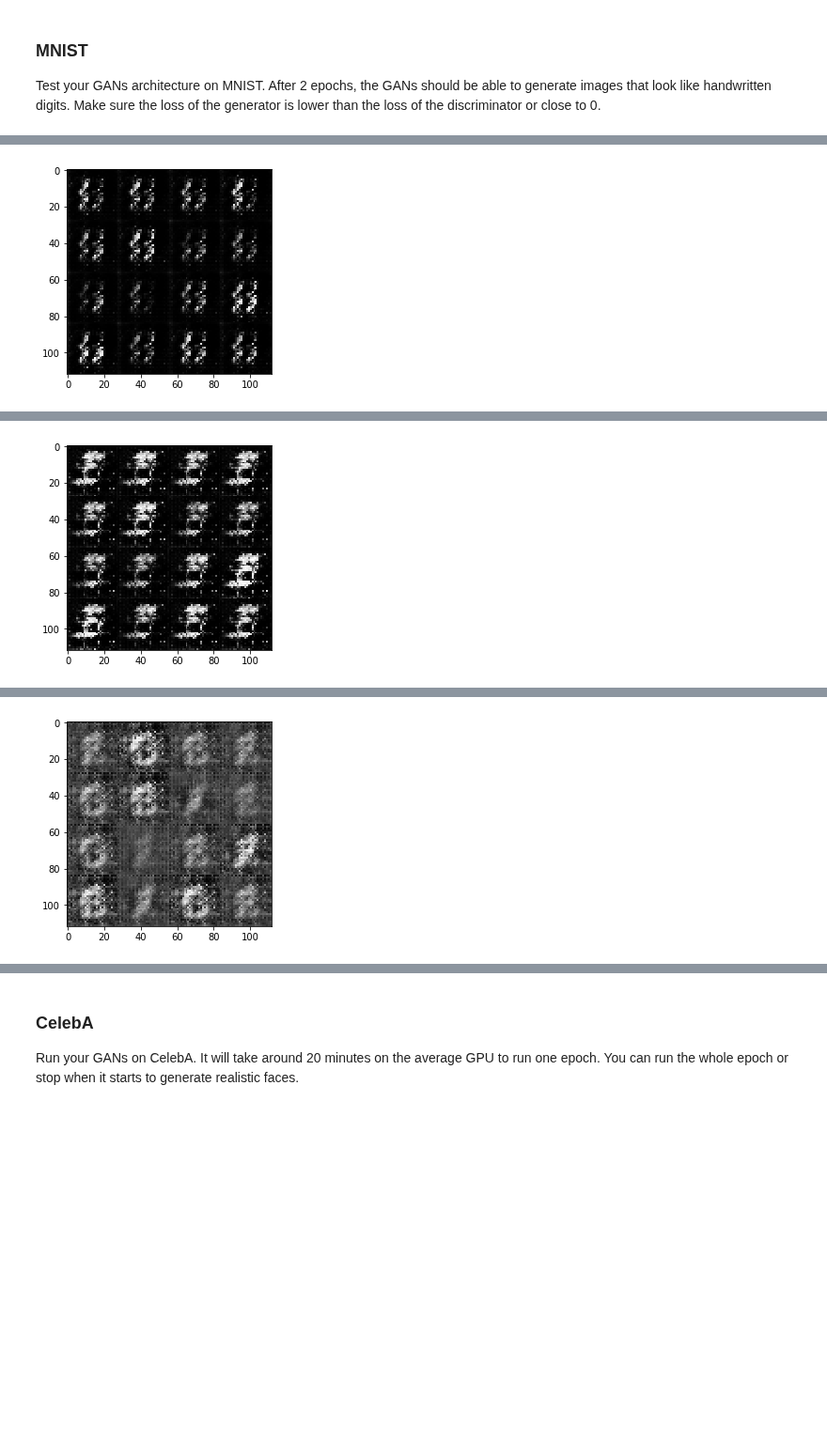
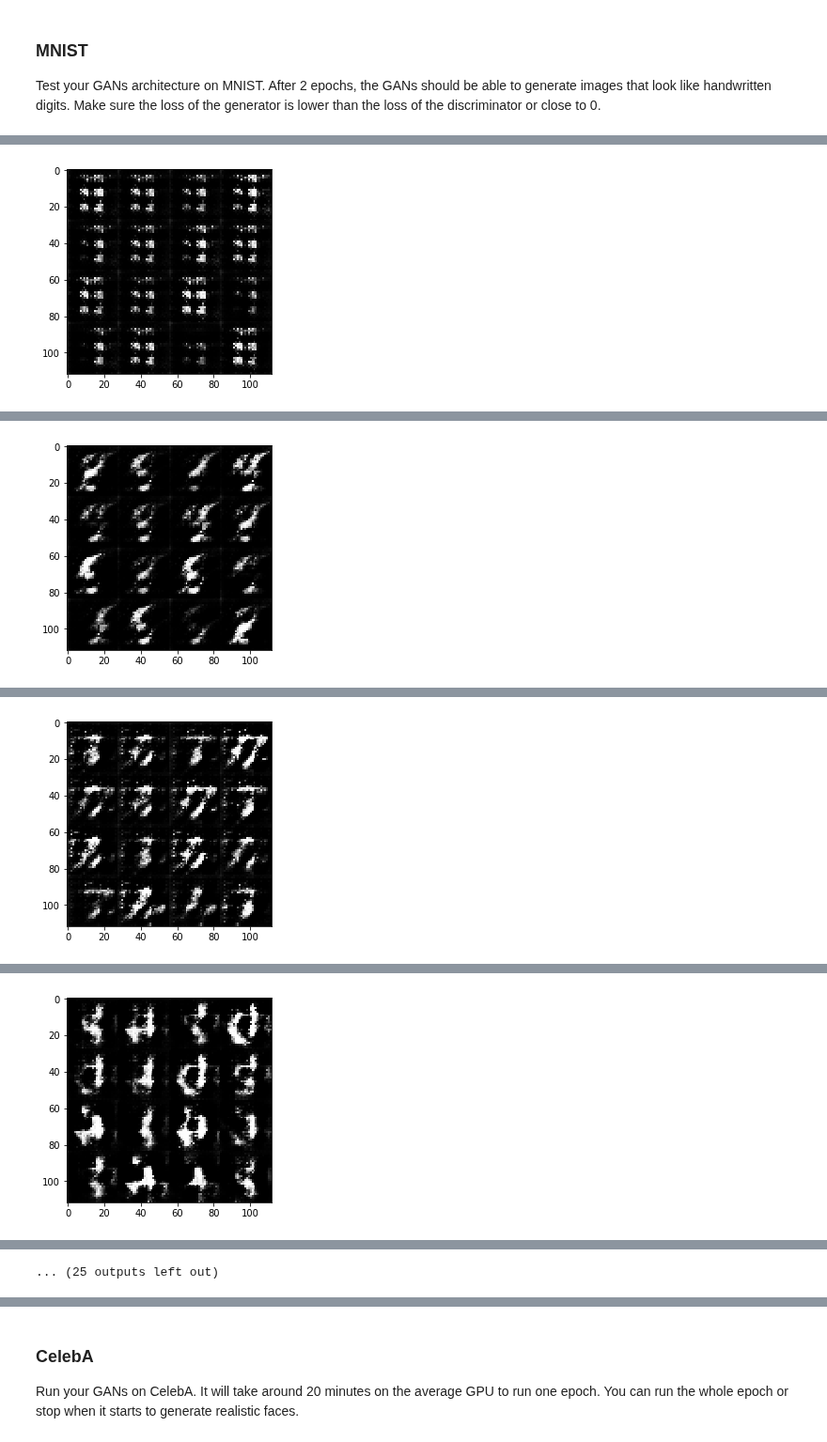
Before and after one commit to mark5udacity/deep-learning, a Jupyter notebook: face_generation/dlnd_face_generation.ipynb, the cells around one changed output, grey strips where cells are left out. Shown at 94% size. Saved outputs shown, nothing was run; the diff lists cells and outputs as text; code cells hidden in the pictures; blank space fills up the shorter version.

Commit message:
[DeepFaces] Yes!  Follow forum suggestiont to double batch_input size so that tanh function may easily align.  ANd reduce batch size to 64.
WE HAVE NMIST NUMBERS!

```diff
--- a/face_generation/dlnd_face_generation.ipynb
+++ b/face_generation/dlnd_face_generation.ipynb
@@ -406,7 +406,7 @@ def train(epoch_count, batch_size, z_dim, learning_rate, beta1,
 ### MNIST
 Test your GANs architecture on MNIST.  After 2 epochs, the GANs should be able to generate images that look like handwritten digits.  Make sure the loss of the generator is lower than the loss of the discriminator or close to 0.
 # %%
-batch_size = 256
+batch_size = 64
 z_dim = 100
 learning_rate = 0.0002
 beta1 = .5
@@ -452 +452 @@ Step 200, Epoch 1/2 Discriminator Loss: 0.5457... Geneator Loss: 3.3546
-[figure, old version]
+[figure, new version]
@@ -463 +463 @@ Step 300, Epoch 2/2 Discriminator Loss: 0.1974... Geneator Loss: 2.9022
-[figure, old version]
+[figure, new version]
@@ -474 +474 @@ Step 400, Epoch 2/2 Discriminator Loss: 4.8089... Geneator Loss: 4.4799
-[figure, old version]
+[figure, new version]
@@ -481,0 +485 @@ all done!
+[figure, added]
@@ -482,3 +497,4 @@ all done!
+... (25 outputs left out)
 # %%
 fig, ax = plt.subplots()
 losses = np.array(losses)
```
Also changed, not shown: parts of 3 cells of this notebook.
